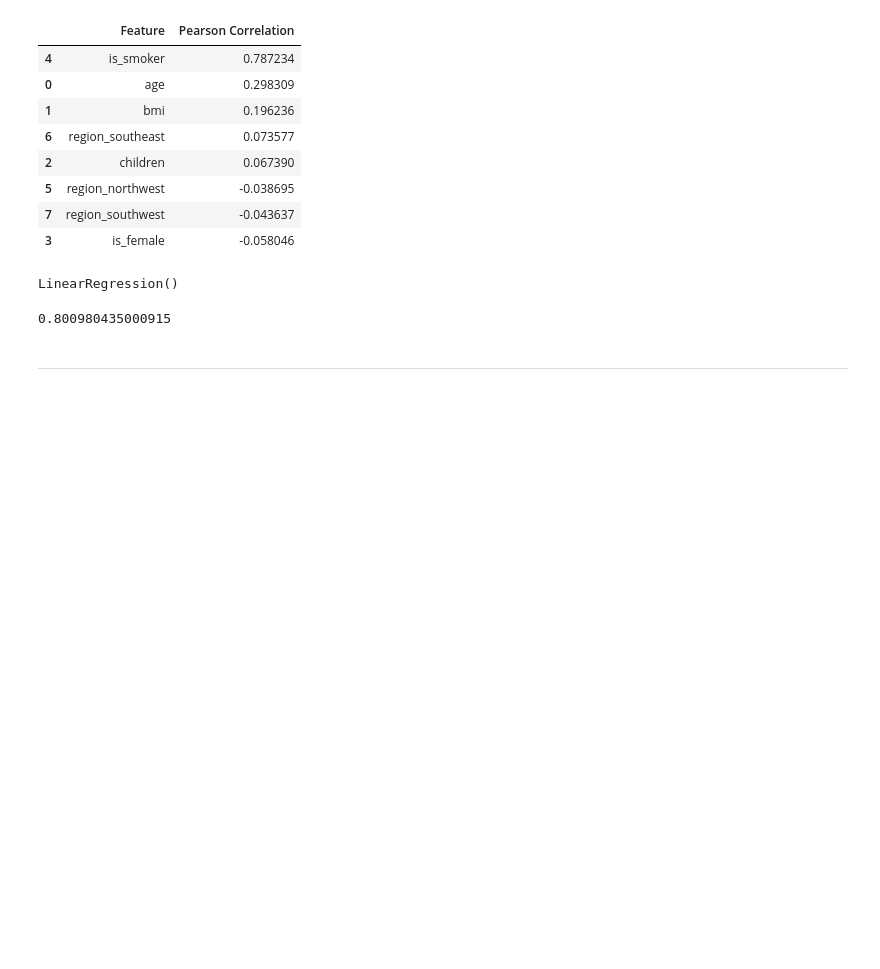
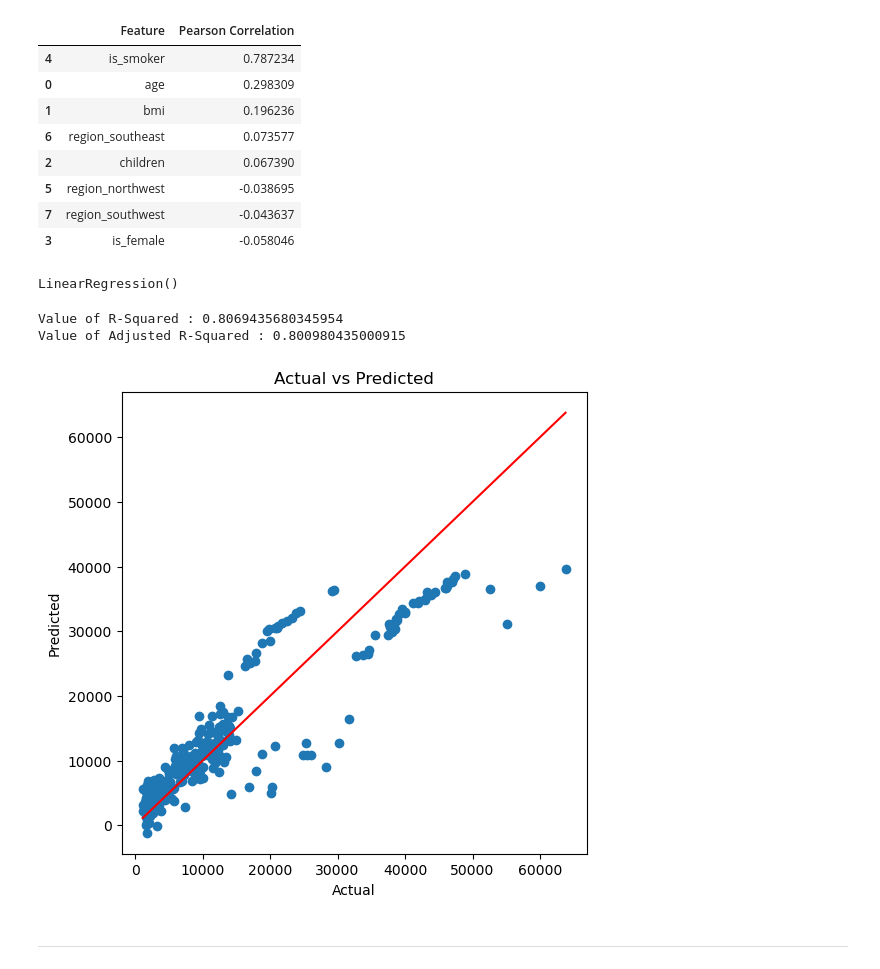
Before and after one commit to YashiChauhan16/practical_files, a Jupyter notebook: Insurance_Reg/insurance.ipynb, the cells around one changed output. Drawn from its saved outputs; the diff is of its cells as text; code cells hidden in the pictures; blank space fills up the shorter version.

```diff
--- a/Insurance_Reg/insurance.ipynb
+++ b/Insurance_Reg/insurance.ipynb
@@ -314,12 +314,31 @@ y_pred = model.predict(X_test)
 from sklearn.metrics import r2_score
 
 r2 = r2_score(y_test,y_pred)
-r2
+print(f"Value of R-Squared : {r2}")
 n = X_test.shape[0]
 p = X_test.shape[1]
 adjusted_r2 = 1 - ((1- r2) * (n-1) / (n - p - 1))
-adjusted_r2
+print(f"Value of Adjusted R-Squared : {adjusted_r2}")
 # %% [output]
-0.800980435000915
+Value of R-Squared : 0.8069435680345954
+Value of Adjusted R-Squared : 0.800980435000915
+# %%
+#comparing actual and predicted values.
+plt.figure(figsize=(6,6))
+
+plt.scatter(y_test, y_pred)
+
+plt.plot(
+    [y_test.min(), y_test.max()],
+    [y_test.min(), y_test.max()],
+    color='red'
+)
+
+plt.xlabel("Actual")
+plt.ylabel("Predicted")
+plt.title("Actual vs Predicted")
+plt.show()
+# %% [output]
+[figure, added]
 # %% [markdown]
 ----------------------------------------------------------------------------------------------------------
```
